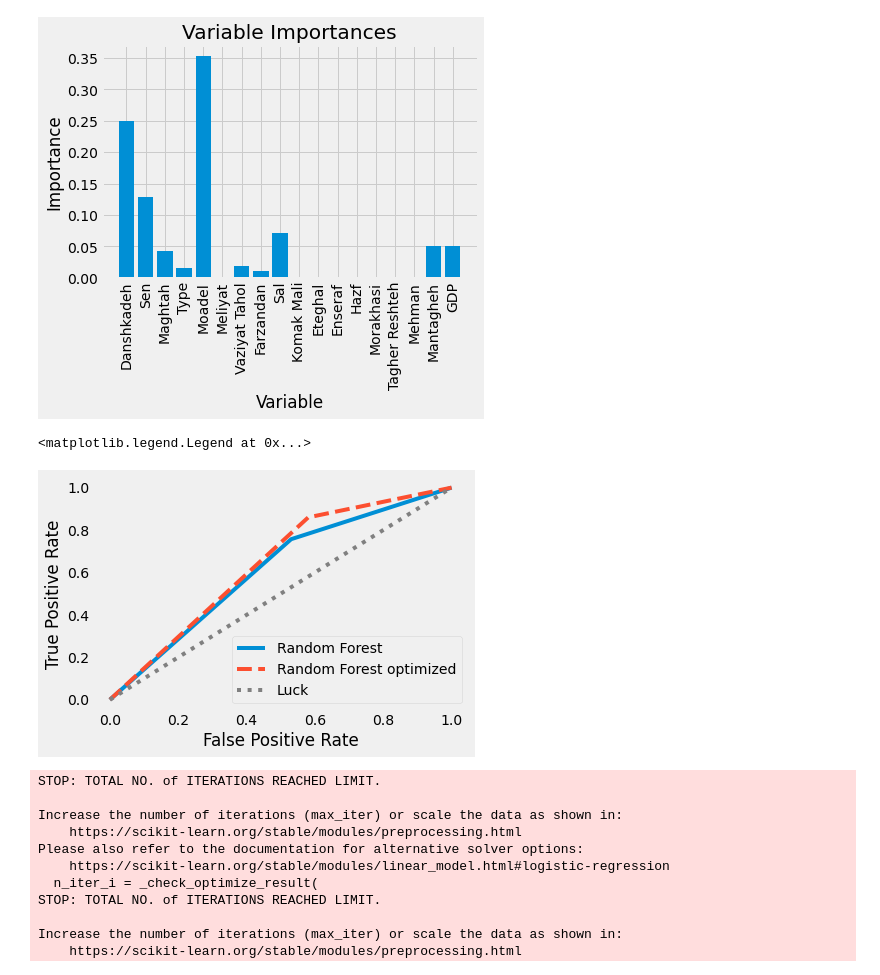
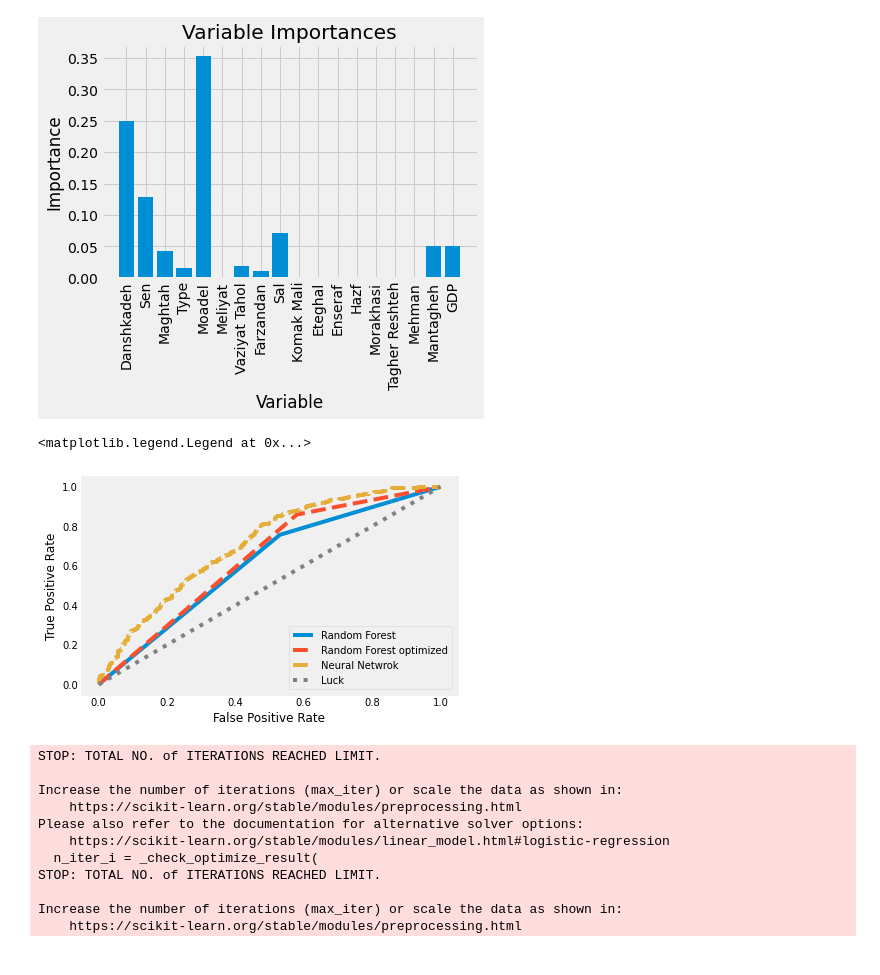
Before and after one commit to mghasemi19/ML_EconEduc, a Jupyter notebook: GPA_Jender_fit.ipynb, the cells around one changed output. Cells and saved outputs as stored; diff of their text form; code cells hidden in the pictures.

```diff
--- a/GPA_Jender_fit.ipynb
+++ b/GPA_Jender_fit.ipynb
@@ -490,4 +518,6 @@ def loss_accuracy_plotter(history):
     plt.show()
 
 loss_accuracy_plotter(history)
+Y_predict = model.predict(X_test)
+fpr_NN, tpr_NN, thresholds_NN = roc_curve(y_test, Y_predict)
 # %% [output]
@@ -831,15 +862,16 @@ Variable: Mehman               Importance: 0.0
 # %%
 # plot ROC curve
 plt.plot(fpr_rf, tpr_rf, label='Random Forest') # plot random forest ROC
-plt.plot(fpr_rf_opt, tpr_rf_opt, linestyle='dashed', label='Random Forest optimized') # plot neural network ROC
+plt.plot(fpr_rf_opt, tpr_rf_opt, linestyle='dashed', label='Random Forest optimized') # plot random forest optimized ROC
+plt.plot(fpr_NN, tpr_NN, linestyle='dashed', label='Neural Netwrok') # plot neural network ROC
 plt.plot([0, 1], [0, 1], linestyle='dotted', color='grey', label='Luck') # plot diagonal line to indicate luck
 plt.xlabel('False Positive Rate') # x-axis label
 plt.ylabel('True Positive Rate') # y-axis label
 plt.grid() # add a grid to the plot
 plt.legend() # add a legend
 # %% [output]
 <matplotlib.legend.Legend at 0x...>
-[figure, old version]
+[figure, new version]
 # %%
 from sklearn.model_selection import StratifiedShuffleSplit
 from sklearn.metrics import accuracy_score, log_loss
```
Also changed, not shown: parts of 8 cells of this notebook.
